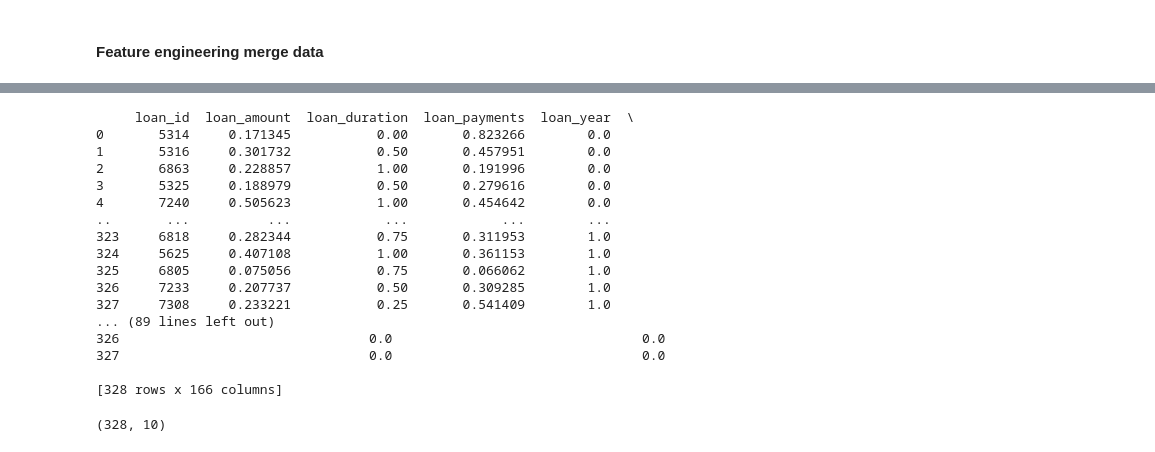
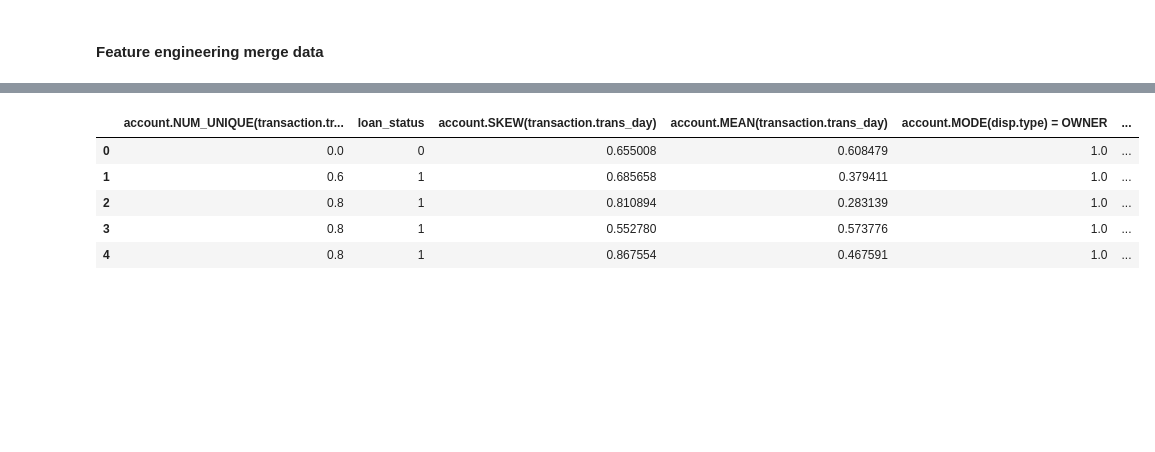
Before and after one commit to BernardoFerreira00/AC-Project, a Jupyter notebook: Notebooks/crisp_dm_sprint_3_4/data processing.ipynb, the cells around one changed output, grey strips where cells are left out. Cells and saved outputs as stored; diff of their text form; code cells hidden in the pictures; blank space fills up the shorter version.

```diff
--- a/Notebooks/crisp_dm_sprint_3_4/data processing.ipynb
+++ b/Notebooks/crisp_dm_sprint_3_4/data processing.ipynb
@@ -503,65 +590,11 @@ feature_matrix_enc_md_2.head()
-# %%
-from tsfresh import extract_features,select_features
-from tsfresh.utilities.dataframe_functions import impute
-#ft_df_mms_md_2.shape
-# ft_df_mms_md_2.head()
-# print(save_status.shape)
-# print(ft_df_mms_md_2.shape)
-#use tsfresh to extract features from time series data
-print(ft_df_mms_md_2)
-#save_status = ft_df_mms_md_2['loan_status']
-
-# ft_df_mms_md_2 = ft_df_mms_md_2.drop(columns=['loan_status'])
-# ft_df_rs_md_2 = ft_df_rs_md_2.drop(columns=['loan_status'])
-# ft_df_ss_md_2 = ft_df_ss_md_2.drop(columns=['loan_status'])
-# feature_matrix_enc_md_2 = feature_matrix_enc_md_2.drop(columns=['loan_status'])
-
-impute(ft_df_ss_md_2)
-impute(ft_df_mms_md_2)
-impute(ft_df_rs_md_2)
-#impute(feature_matrix_enc_md_2)
-
-#ft_df_mms_md_2.insert(0, "loan_id", feature_matrix_enc_md_2.index)
-ft_df_ss_md_2 = select_features(ft_df_ss_md_2, loan_df["loan_status"],ml_task='classification')
-ft_df_mms_md_2 = select_features(ft_df_mms_md_2, loan_df["loan_status"],ml_task='classification' )
-ft_df_rs_md_2 = select_features(ft_df_rs_md_2, loan_df["loan_status"] ,ml_task='classification')
-
-#feature_matrix_enc_md_2 = select_features(feature_matrix_enc_md_2, loan_df["loan_status"],ml_task='classification' )
-
-# ft_df_rs_md_2.insert(0, "loan_id", feature_matrix_enc_md_2.index)
-# ft_df_ss_md_2.insert(0, "loan_id", feature_matrix_enc_md_2.index)
-# ft_df_mms_md_2.insert(0, "loan_id", feature_matrix_enc_md_2.index)
-# feature_matrix_enc_md_2.insert(0, "loan_id", feature_matrix_enc_md_2.index)
-
-ft_df_rs_md_2.insert(1, "loan_status", loan_df["loan_status"])
-ft_df_ss_md_2.insert(1, "loan_status", loan_df["loan_status"])
-ft_df_mms_md_2.insert(1, "loan_status", loan_df["loan_status"])
-feature_matrix_enc_md_2.insert(1, "loan_status", loan_df["loan_status"])
-
-
-feature_matrix_enc_md_2.to_csv('refined/feature_matrix_enc_md_2.csv',sep=';',index=False)
-ft_df_rs_md_2.to_csv('refined/ft_df_rs_md_2.csv',sep=';',index=False)
-ft_df_mms_md_2.to_csv('refined/ft_df_mms_md_2.csv',sep=';',index=False)
-ft_df_ss_md_2.to_csv('refined/ft_df_ss_md_2.csv',sep=';',index=False)
-ft_df_rs_md_2.shape
-# %% [output]
-     loan_id  loan_amount  loan_duration  loan_payments  loan_year  \
-0       5314     0.171345           0.00       0.823266        0.0
-1       5316     0.301732           0.50       0.457951        0.0
-2       6863     0.228857           1.00       0.191996        0.0
-3       5325     0.188979           0.50       0.279616        0.0
-4       7240     0.505623           1.00       0.454642        0.0
-..       ...          ...            ...            ...        ...
-323     6818     0.282344           0.75       0.311953        1.0
-324     5625     0.407108           1.00       0.361153        1.0
-325     6805     0.075056           0.75       0.066062        1.0
-326     7233     0.207737           0.50       0.309285        1.0
-327     7308     0.233221           0.25       0.541409        1.0
-... (89 lines left out)
-326                                0.0                                0.0
-327                                0.0                                0.0
-
-[328 rows x 166 columns]
-(328, 10)
+# %%
+ft_df_mms_md_2.head()
+# %% [output]
+|  | account.NUM_UNIQUE(transaction.tr... | loan_status | account.SKEW(transaction.trans_day) | account.MEAN(transaction.trans_day) | account.MODE(disp.type) = OWNER | ... |
+| 0 | 0.0 | 0 | 0.655008 | 0.608479 | 1.0 | ... |
+| 1 | 0.6 | 1 | 0.685658 | 0.379411 | 1.0 | ... |
+| 2 | 0.8 | 1 | 0.810894 | 0.283139 | 1.0 | ... |
+| 3 | 0.8 | 1 | 0.552780 | 0.573776 | 1.0 | ... |
+| 4 | 0.8 | 1 | 0.867554 | 0.467591 | 1.0 | ... |
 # %%
 
```
Also changed, not shown: parts of 6 cells of this notebook, 18 other files.
